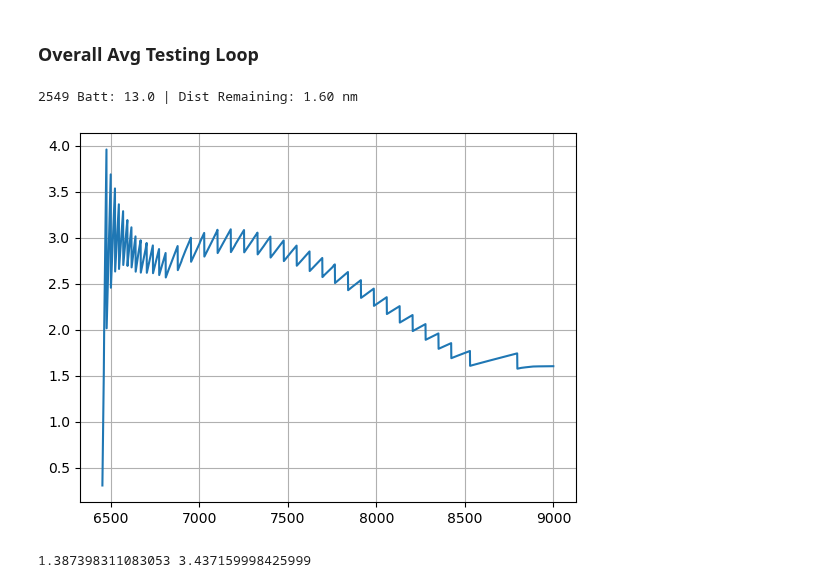
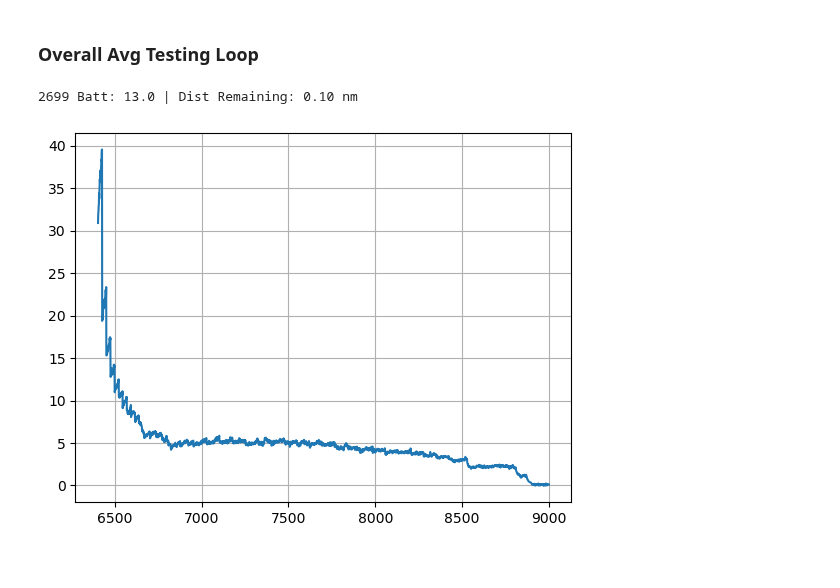
Before and after one commit to eliu420/photon-range-estimator, a Jupyter notebook: test_loop.ipynb, the cells around one changed output. Drawn from its saved outputs; the diff is of its cells as text; code cells hidden in the pictures.

Commit message:
Updated documentation and changed consumption rate calc

```diff
--- a/test_loop.ipynb
+++ b/test_loop.ipynb
@@ -18,20 +53,19 @@ data = data_files.runs_dict
 ### Data Cleaning and Organization
 # %%
 """Format and clean test data:"""
-run = 26
-# Extracting columns simplifies the database for visual purposes.
-# It will eventually be extraneous.
+run = 26        # Pick a run from the dictionary to simulate that data
+
 columns = ['Date', 'Time', 'Lat', 'Lon', 'Speed m/s', 'Distance km',
         'RPM 1', 'Motor Load 1 %', 'Motor Torque 1 %', 'Motor Temp 1 C',
         'Pack Current 1 A', 'Pack Voltage 1 V', 'Pack Temp 1 C', 'SOC 1 %',
         'Power 1 kW', 'Speed kts', 'Distance nm'
         ## 'Battery Health', 'Water Speed'
         ]
+
 df = data['Run %i' % run][columns]
-df = df[500:]
 print(data_files.file_summary.iloc[run-1])
 
-'''Interesting Plots'''
+'''Summary Plots'''
 plt.figure(figsize=(12,5))
 plt.subplot(2,2,1)
 plt.plot(df.index, df['SOC 1 %'])
@@ -48,10 +82,10 @@ plt.plot(df.index, df['Pack Voltage 1 V'], df['Pack Current 1 A'])
 plt.grid()
 plt.title('Current and Voltage over Time')
 
-plt.subplot(2,2,4)
-plt.plot(df.index)
-plt.grid()
-plt.title('Empty')
+# plt.subplot(2,2,4)
+# plt.plot(df.index)
+# plt.grid()
+# plt.title('Empty')
 
 plt.subplots_adjust(hspace = 0.5)
 plt.subplots_adjust(wspace = 0.3)
@@ -81,12 +115,17 @@ def overall_avg(initial_data, current_data, batt_cap):
     #     avg_dist_traveled = (data['Distance nm'].iloc[i] - data['Distance nm'].iloc[0])               #nm
 
     batt = current_data['SOC 1 %']*batt_cap/100
-    avg_batt_consumed = (initial_data['SOC 1 %'] - current_data['SOC 1 %'])*batt_cap/100
-    avg_dist_traveled = current_data['Distance nm'] - initial_data['Distance nm']
+    total_batt_consumed = (initial_data['SOC 1 %'] - current_data['SOC 1 %'])*batt_cap/100
+    total_dist_traveled = current_data['Distance nm'] - initial_data['Distance nm']
+    total_time_traveled = current_data['Time'] - initial_data['Time']
 
-    avg_consumption = avg_batt_consumed/avg_dist_traveled
+    # avg_consumption = total_batt_consumed/total_dist_traveled             #kWh/nm
+    # dist_remaining = batt/avg_consumption                                 #nm
 
-    dist_remaining = batt/avg_consumption
+    avg_consumption = total_batt_consumed/(total_time_traveled.seconds/3600)       #kWh/hr
+    time_remaining = batt/avg_consumption                                   #hr
+    dist_remaining = time_remaining*current_data['Speed kts']               #nm
+
 
         # dist_list.append(dist_remaining)
 
@@ -132,35 +171,30 @@ def update_average():
 # %%
 """
 Testing Loop:
     -Loop through CSV rows and update estimated mileage on each iteration
     -Call functions within test loop
-    -Nest loops if there are multiple runs or multiple parameters to compare
-    -Plot interesting data (R to L):
-        --Distance Remaining over time
-    -Different runs / parameters (Top Down)
 """
 dist_list = []
 for i in range(len(df)):
     current_data = df.iloc[i]
     initial_data = df.iloc[0]
 
     dist_remaining = overall_avg(initial_data, current_data, 63)
     print('%d Batt: %.1f | Dist Remaining: %.2f nm' % (i, current_data['SOC 1 %'], dist_remaining), end=' \r')
     # time.sleep(.001)
 
     dist_list.append(dist_remaining)
 
 plt.plot(df.index, dist_list)
 plt.grid()
-
-df['Dist Prediction (nm)'] = dist_list
 # %% [output]
-2549 Batt: 13.0 | Dist Remaining: 1.60 nm
+2699 Batt: 13.0 | Dist Remaining: 0.10 nm
-[figure, old version]
+[figure, new version]
 # %%
 """Accuracy Comparison"""
 '''Look at how far the vessel traveled 30s later'''
 
+df['Dist Prediction (nm)'] = dist_list
 df['Interval Dist'] = ''
 df['Interval Pred'] = ''
 df['error'] = ''
@@ -175,8 +209,6 @@ interval = 30 #seconds
 dist_500 = df['Distance nm'].iloc[-1] - df['Distance nm'].iloc[500] # Distance traveled from i=500 on
 pred_500 = df['Dist Prediction (nm)'].iloc[500] - df['Dist Prediction (nm)'].iloc[-1]
 print(pred_500, dist_500)
-# %% [output]
-1.387398311083053 3.437159998425999
 # %%
 """Rolling avg plots"""
 
```
Also changed, not shown: parts of 4 cells of this notebook.
